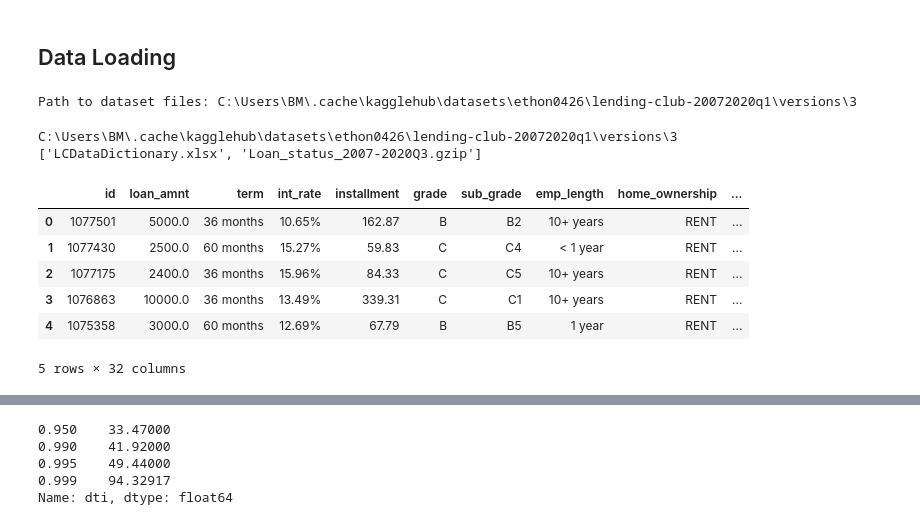
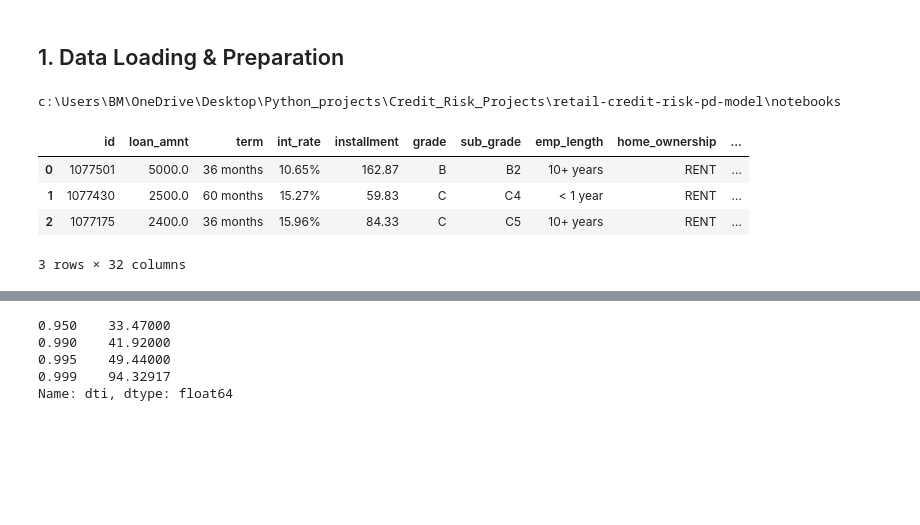
Before and after one commit to BhavyaMehra/retail-credit-risk-pd-model, a Jupyter notebook: notebooks/LendingClub.ipynb, the cells around one changed output, grey strips where cells are left out. Saved outputs shown, nothing was run; the diff lists cells and outputs as text; code cells hidden in the pictures; blank space fills up the shorter version.

```diff
--- a/notebooks/LendingClub.ipynb
+++ b/notebooks/LendingClub.ipynb
@@ -1,42 +15,41 @@
 # %% [markdown]
-## Data Loading
+## 1. Data Loading & Preparation
-# %%
-import kagglehub
-
-# Download latest version
-path = kagglehub.dataset_download("ethon0426/lending-club-20072020q1")
-# %% [output]
-Path to dataset files: C:\Users\BM\.cache\kagglehub\datasets\ethon0426\lending-club-20072020q1\versions\3
 # %%
 import os
-import pandas as pd
-
-print(path)
-print(os.listdir(path))
+print(os.getcwd())
 # %% [output]
-C:\Users\BM\.cache\kagglehub\datasets\ethon0426\lending-club-20072020q1\versions\3
-['LCDataDictionary.xlsx', 'Loan_status_2007-2020Q3.gzip']
+c:\Users\BM\OneDrive\Desktop\Python_projects\Credit_Risk_Projects\retail-credit-risk-pd-model\notebooks
 # %%
+import os
+import numpy as np
+import pandas as pd
+import warnings
+from dotenv import load_dotenv
+warnings.filterwarnings('ignore')
+
+# Columns required - financial features available at origination, plus
+# outcome fields (loan_status, recoveries, total_rec_prncp) needed for
+# target construction and LGD estimation
 cols = [
-"id","loan_amnt","term","int_rate","installment",
-"grade","sub_grade","purpose","application_type",
-"annual_inc","verification_status","emp_length",
-"home_ownership","dti","addr_state",
-"fico_range_low","fico_range_high",
-"delinq_2yrs","inq_last_6mths","open_acc",
-"pub_rec","revol_bal","revol_util","total_acc",
-"pub_rec_bankruptcies","tax_liens",
-"issue_d","loan_status","last_pymnt_d",
-"total_rec_prncp", "recoveries", "total_pymnt"
+    "id", "loan_amnt", "term", "int_rate", "installment",
+    "grade", "sub_grade", "purpose", "application_type",
+    "annual_inc", "verification_status", "emp_length",
+    "home_ownership", "dti", "addr_state",
+    "fico_range_low", "fico_range_high",
+    "delinq_2yrs", "inq_last_6mths", "open_acc",
+    "pub_rec", "revol_bal", "revol_util", "total_acc",
+    "pub_rec_bankruptcies", "tax_liens",
+    "issue_d", "loan_status", "last_pymnt_d",
+    "total_rec_prncp", "recoveries", "total_pymnt"
 ]
 
-df = pd.read_csv(file_path, usecols=cols, low_memory=False) # reading FULL file now that we know the columns we want
-df.head()
+load_dotenv()
+file_path = os.getenv('LC_DATA_PATH')
+df = pd.read_csv(file_path, usecols=cols, low_memory=False)
+df.head(3)
 # %% [output]
 |  | id | loan_amnt | term | int_rate | installment | grade | sub_grade | emp_length | home_ownership | ... |
 | 0 | 1077501 | 5000.0 | 36 months | 10.65% | 162.87 | B | B2 | 10+ years | RENT | ... |
 | 1 | 1077430 | 2500.0 | 60 months | 15.27% | 59.83 | C | C4 | < 1 year | RENT | ... |
 | 2 | 1077175 | 2400.0 | 36 months | 15.96% | 84.33 | C | C5 | 10+ years | RENT | ... |
-| 3 | 1076863 | 10000.0 | 36 months | 13.49% | 339.31 | C | C1 | 10+ years | RENT | ... |
-| 4 | 1075358 | 3000.0 | 60 months | 12.69% | 67.79 | B | B5 | 1 year | RENT | ... |
-5 rows × 32 columns
+3 rows × 32 columns
```
Also changed, not shown: parts of 192 cells of this notebook.
